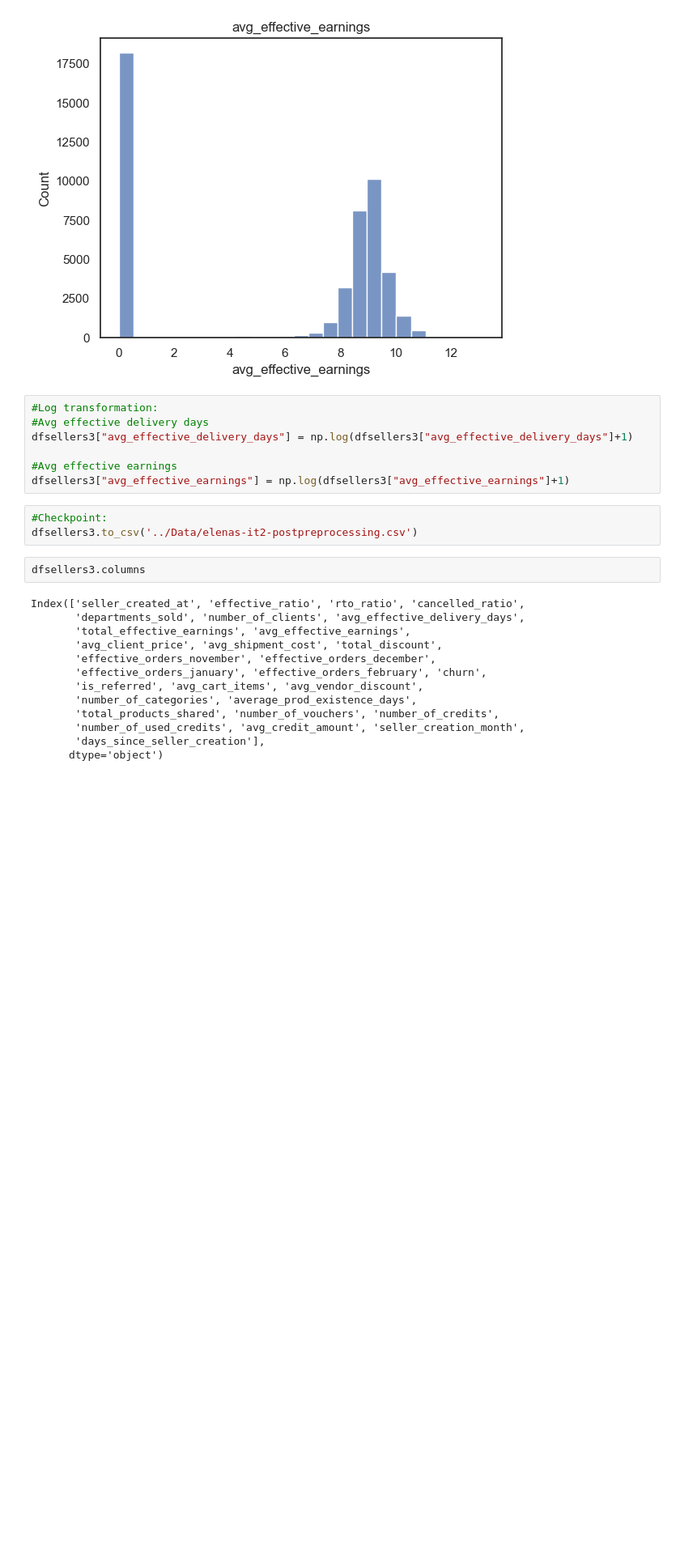
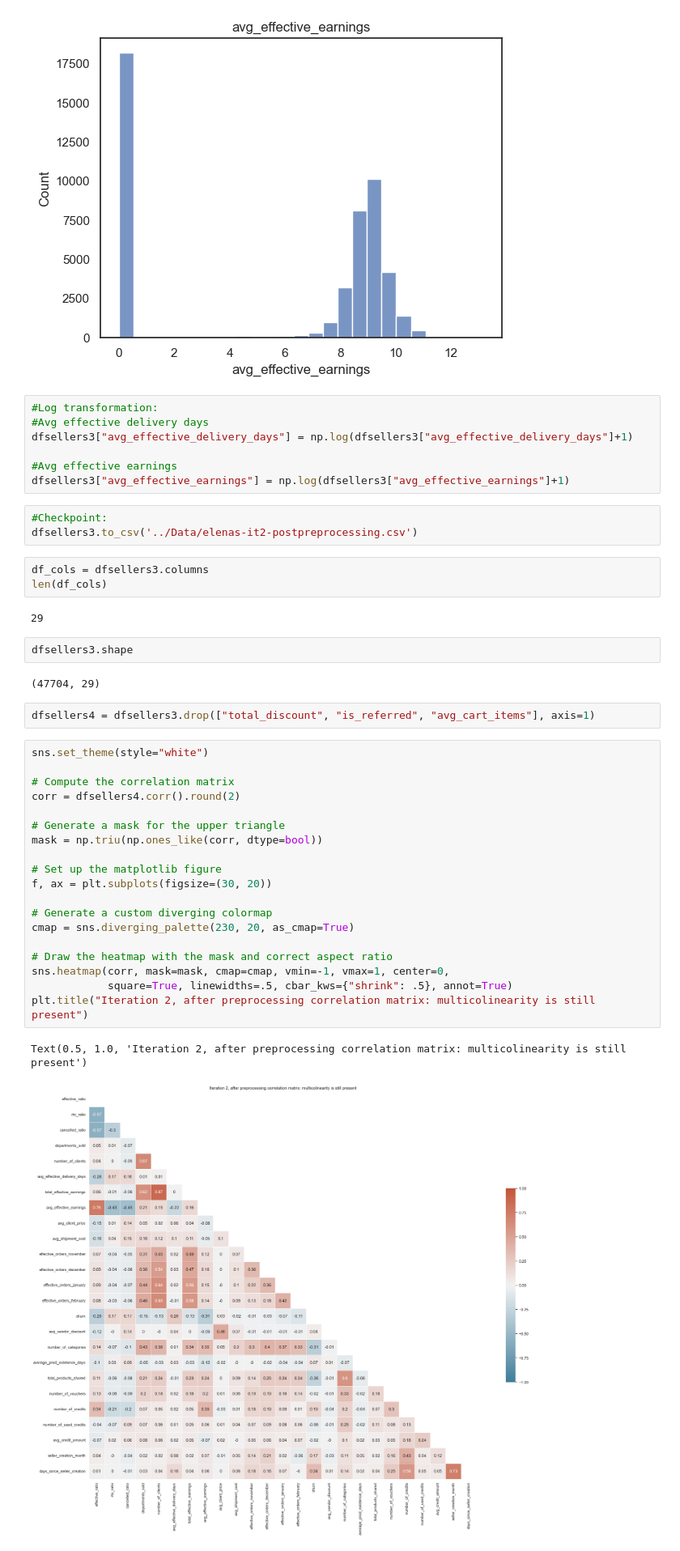
Before and after one commit to mauricio-morenor/churn-prediction-model, a Jupyter notebook: notebooks/07-it2-preprocessing.ipynb, the cells around one changed output. Shown at 81% size. Saved outputs shown, nothing was run; the diff lists cells and outputs as text; blank space fills up the shorter version.

```diff
--- a/notebooks/07-it2-preprocessing.ipynb
+++ b/notebooks/07-it2-preprocessing.ipynb
@@ -205,18 +241,36 @@ dfsellers3["avg_effective_earnings"] = np.log(dfsellers3["avg_effective_earnings
 # %%
 #Checkpoint:
 dfsellers3.to_csv('../Data/elenas-it2-postpreprocessing.csv')
+# %%
+df_cols = dfsellers3.columns
+len(df_cols)
+# %% [output]
+29
 # %%
-dfsellers3.columns
+dfsellers3.shape
 # %% [output]
-Index(['seller_created_at', 'effective_ratio', 'rto_ratio', 'cancelled_ratio',
-       'departments_sold', 'number_of_clients', 'avg_effective_delivery_days',
-       'total_effective_earnings', 'avg_effective_earnings',
-       'avg_client_price', 'avg_shipment_cost', 'total_discount',
-       'effective_orders_november', 'effective_orders_december',
-       'effective_orders_january', 'effective_orders_february', 'churn',
-       'is_referred', 'avg_cart_items', 'avg_vendor_discount',
-       'number_of_categories', 'average_prod_existence_days',
-       'total_products_shared', 'number_of_vouchers', 'number_of_credits',
-       'number_of_used_credits', 'avg_credit_amount', 'seller_creation_month',
-       'days_since_seller_creation'],
-      dtype='object')
+(47704, 29)
+# %%
+dfsellers4 = dfsellers3.drop(["total_discount", "is_referred", "avg_cart_items"], axis=1)
+# %%
+sns.set_theme(style="white")
+
+# Compute the correlation matrix
+corr = dfsellers4.corr().round(2)
+
+# Generate a mask for the upper triangle
+mask = np.triu(np.ones_like(corr, dtype=bool))
+
+# Set up the matplotlib figure
+f, ax = plt.subplots(figsize=(30, 20))
+
+# Generate a custom diverging colormap
+cmap = sns.diverging_palette(230, 20, as_cmap=True)
+
+# Draw the heatmap with the mask and correct aspect ratio
+sns.heatmap(corr, mask=mask, cmap=cmap, vmin=-1, vmax=1, center=0,
+            square=True, linewidths=.5, cbar_kws={"shrink": .5}, annot=True)
+plt.title("Iteration 2, after preprocessing correlation matrix: multicolinearity is still present")
+# %% [output]
+Text(0.5, 1.0, 'Iteration 2, after preprocessing correlation matrix: multicolinearity is still present')
+[figure, added]
```
Also changed, not shown: parts of 6 cells of this notebook, 9 other files.
